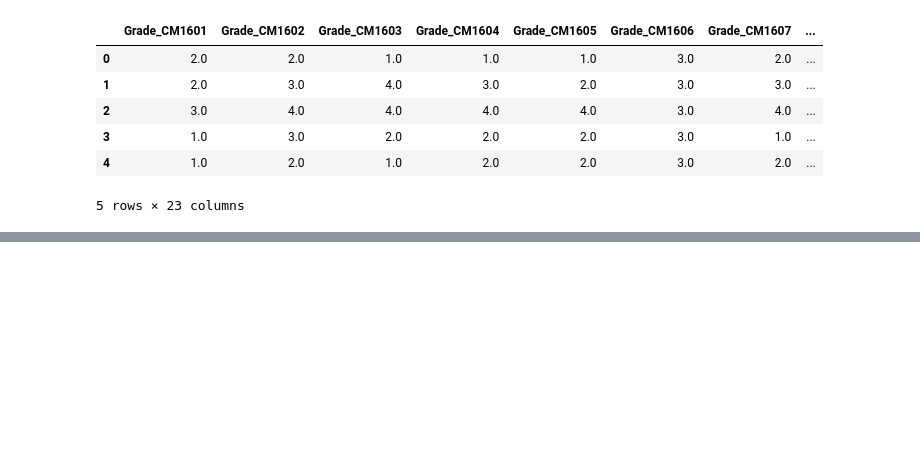
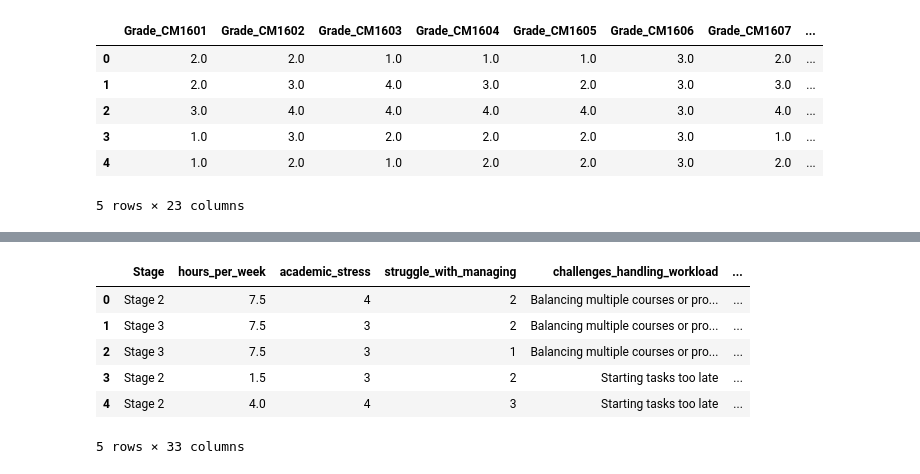
Before and after one commit to Rashilajayasinghe/Customer-Churn-Prediction, a Jupyter notebook: GPACal.ipynb, the cells around one changed output, grey strips where cells are left out. Cells and saved outputs as stored; diff of their text form; code cells hidden in the pictures; blank space fills up the shorter version.

```diff
--- a/GPACal.ipynb
+++ b/GPACal.ipynb
@@ -88,0 +257,25 @@ data.to_csv('processed_data.csv', index=False)
+# %%
+# Define mapping for 'struggle_with_managing'
+struggle_mapping = {
+    'Sometimes': 2,
+    'Rarely': 1,
+    'Often': 3, # Assuming 'Often' should be mapped to 3 based on the pattern Sometimes=2, Always=3
+    'Always': 3
+}
+
+# Define mapping for 'start_assignments_closer_deadline'
+deadline_mapping = {
+    'Sometimes': 2,
+    'Always': 3,
+    'Rarely/Never': 1
+}
+
+# Apply the mappings to the respective columns
+data2['struggle_with_managing'] = data2['struggle_with_managing'].map(struggle_mapping)
+data2['start_assignments_closer_deadline'] = data2['start_assignments_closer_deadline'].map(deadline_mapping)
+
+print("Converted 'struggle_with_managing' and 'start_assignments_closer_deadline' to numerical scales:")
+display(data2[['struggle_with_managing', 'start_assignments_closer_deadline']].head())
+
+print("Data types after conversion:")
+print(data2[['struggle_with_managing', 'start_assignments_closer_deadline']].dtypes)
@@ -88,0 +314,5 @@ data.to_csv('processed_data.csv', index=False)
+# %%
+
+data2 = data2.drop(['choosing_new_courses_decision','Mng_academic_tasks'], axis=1)
+# %%
+data2 = data2.drop(['Skill_DS_Algo'], axis=1)
@@ -88,0 +339,10 @@ data.to_csv('processed_data.csv', index=False)
+# %%
+data2.head()
+# %% [output]
+|  | Stage | hours_per_week | academic_stress | struggle_with_managing | challenges_handling_workload | ... |
+| 0 | Stage 2 | 7.5 | 4 | 2 | Balancing multiple courses or pro... | ... |
+| 1 | Stage 3 | 7.5 | 3 | 2 | Balancing multiple courses or pro... | ... |
+| 2 | Stage 3 | 7.5 | 3 | 1 | Balancing multiple courses or pro... | ... |
+| 3 | Stage 2 | 1.5 | 3 | 2 | Starting tasks too late | ... |
+| 4 | Stage 2 | 4.0 | 4 | 3 | Starting tasks too late | ... |
+5 rows × 33 columns
```
Also changed, not shown: parts of 56 cells of this notebook.
